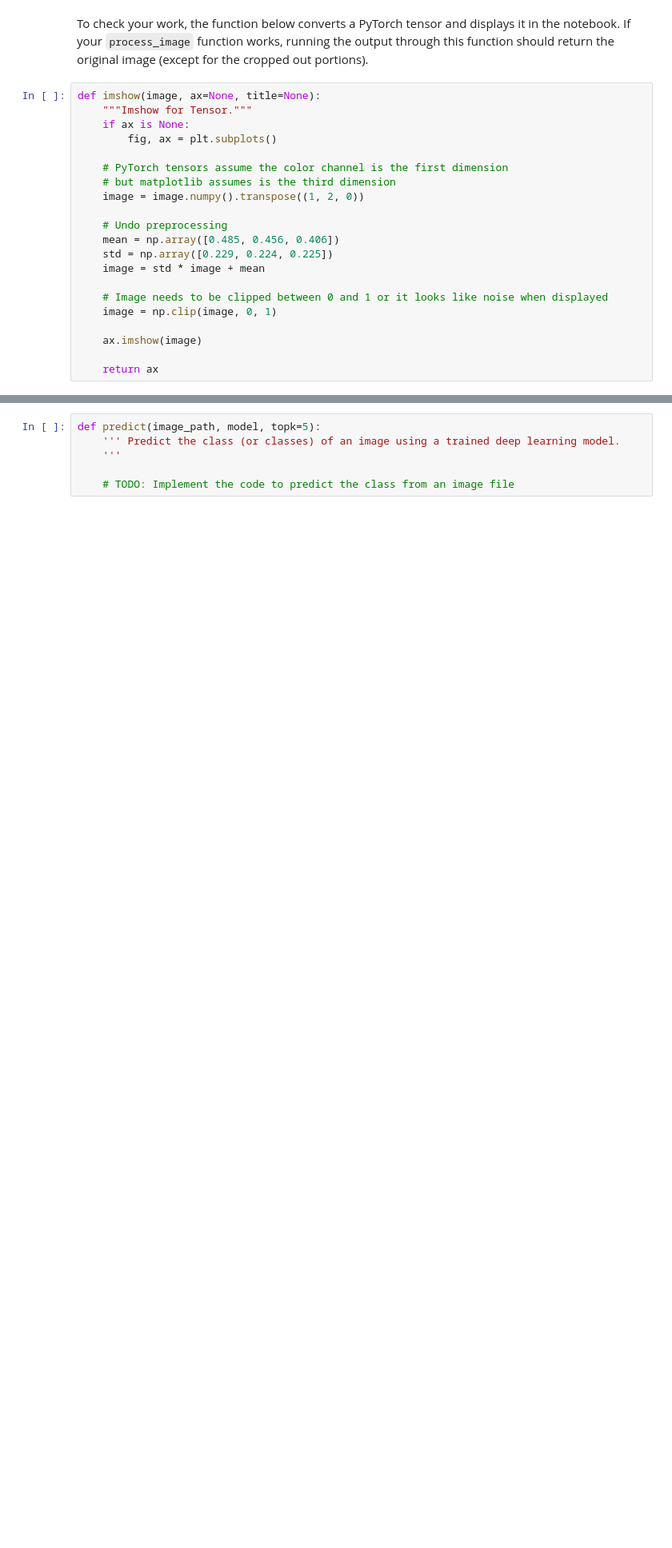
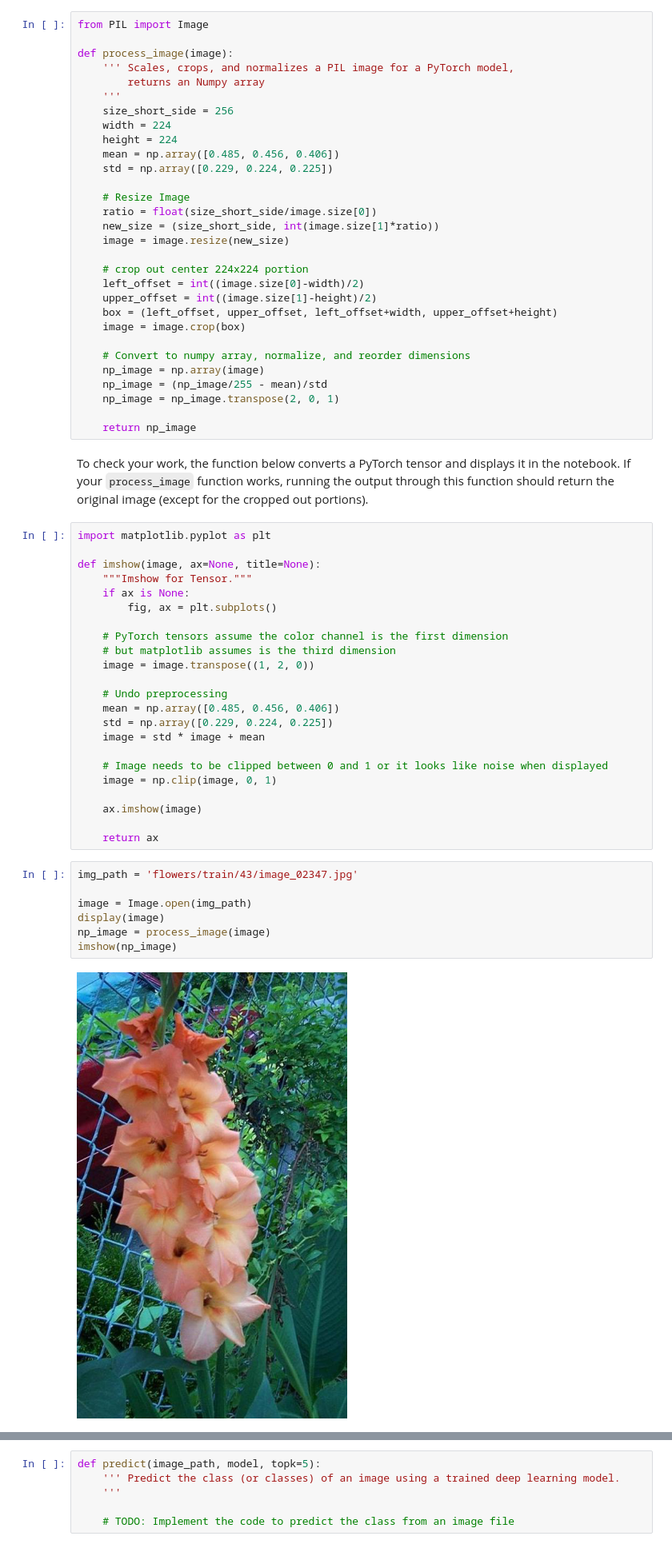
Before and after one commit to jeff-daniels/Udacity-Machine-Learning-Introduction-Nanodegree, a Jupyter notebook: Project 2: Image Classifier/Image Classifier Project.ipynb, the cells around one changed output, grey strips where cells are left out. Shown at 80% size. Cells and saved outputs as stored; diff of their text form; blank space fills up the shorter version.

```diff
--- a/Project 2: Image Classifier/Image Classifier Project.ipynb
+++ b/Project 2: Image Classifier/Image Classifier Project.ipynb
@@ -190,6 +182,38 @@ def process_image(image):
+# %%
+from PIL import Image
+
+def process_image(image):
+    ''' Scales, crops, and normalizes a PIL image for a PyTorch model,
+        returns an Numpy array
+    '''
+    size_short_side = 256
+    width = 224
+    height = 224
+    mean = np.array([0.485, 0.456, 0.406])
+    std = np.array([0.229, 0.224, 0.225])
+
+    # Resize Image
+    ratio = float(size_short_side/image.size[0])
+    new_size = (size_short_side, int(image.size[1]*ratio))
+    image = image.resize(new_size)
+
+    # crop out center 224x224 portion
+    left_offset = int((image.size[0]-width)/2)
+    upper_offset = int((image.size[1]-height)/2)
+    box = (left_offset, upper_offset, left_offset+width, upper_offset+height)
+    image = image.crop(box)
+
+    # Convert to numpy array, normalize, and reorder dimensions
+    np_image = np.array(image)
+    np_image = (np_image/255 - mean)/std
+    np_image = np_image.transpose(2, 0, 1)
+
+    return np_image
 # %% [markdown]
 To check your work, the function below converts a PyTorch tensor and displays it in the notebook. If your `process_image` function works, running the output through this function should return the original image (except for the cropped out portions).
 # %%
+import matplotlib.pyplot as plt
+
 def imshow(image, ax=None, title=None):
     """Imshow for Tensor."""
     if ax is None:
@@ -197,7 +221,7 @@ def imshow(image, ax=None, title=None):
 
     # PyTorch tensors assume the color channel is the first dimension
     # but matplotlib assumes is the third dimension
-    image = image.numpy().transpose((1, 2, 0))
+    image = image.transpose((1, 2, 0))
 
     # Undo preprocessing
     mean = np.array([0.485, 0.456, 0.406])
@@ -210,3 +234,12 @@ def imshow(image, ax=None, title=None):
     ax.imshow(image)
 
     return ax
+# %%
+img_path = 'flowers/train/43/image_02347.jpg'
+
+image = Image.open(img_path)
+display(image)
+np_image = process_image(image)
+imshow(np_image)
+# %% [output]
+[figure, added]
```
Also changed, not shown: parts of 7 cells of this notebook.
